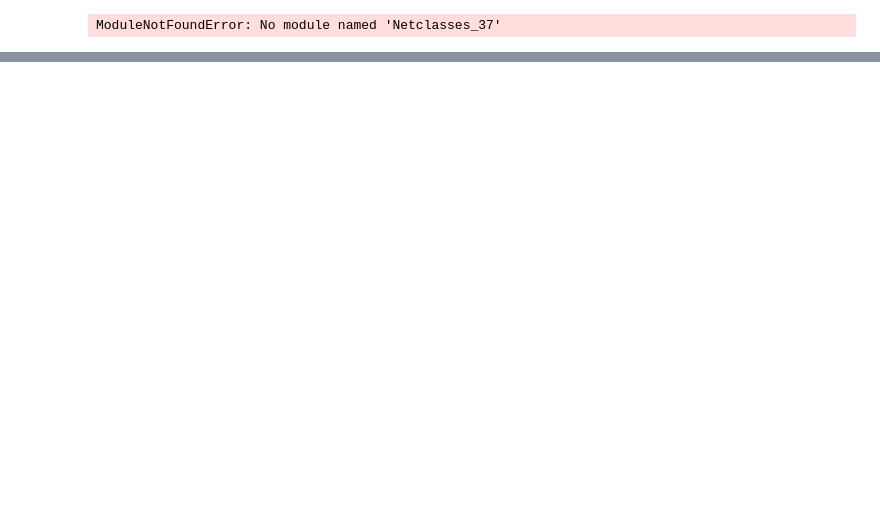
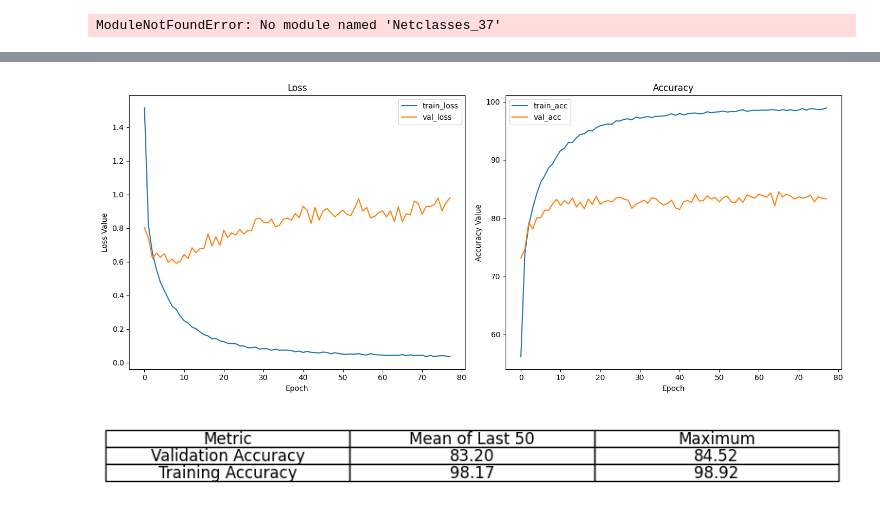
Before and after one commit to Anton123567/DL_UPC, a Jupyter notebook: Lab_02/create_plots.ipynb, the cells around one changed output, grey strips where cells are left out. Cells and saved outputs as stored; diff of their text form; code cells hidden in the pictures; blank space fills up the shorter version.

```diff
--- a/Lab_02/create_plots.ipynb
+++ b/Lab_02/create_plots.ipynb
@@ -115 +150,6 @@ plot_res("finetuning_ResNet18/test4/results/results.csv")
 [figure]
+# %%
+plot_res("finetuning_ResNet18/test5/results/results.csv")
+# %% [output]
+[figure, added]
+[figure, added]
```
Also changed, not shown: parts of 6 cells of this notebook, 41 other files.
